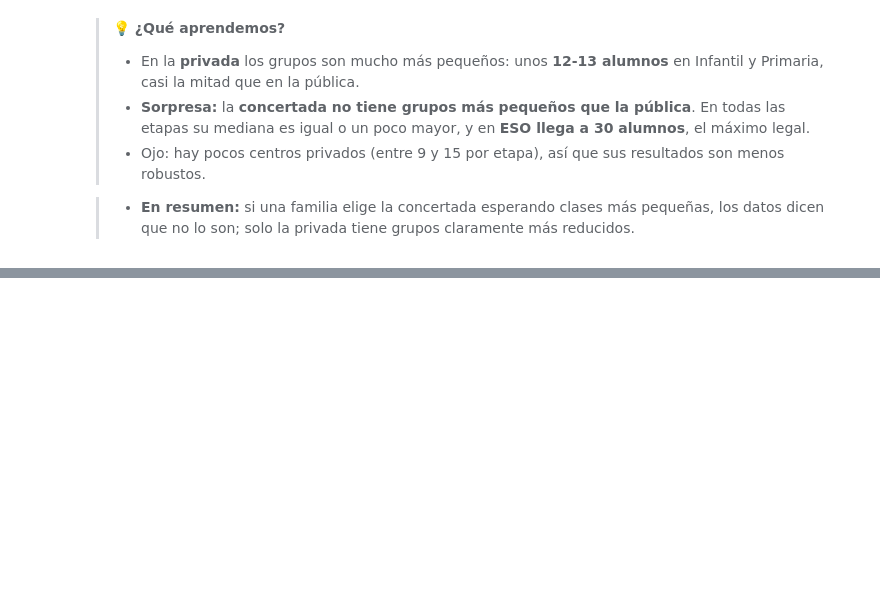
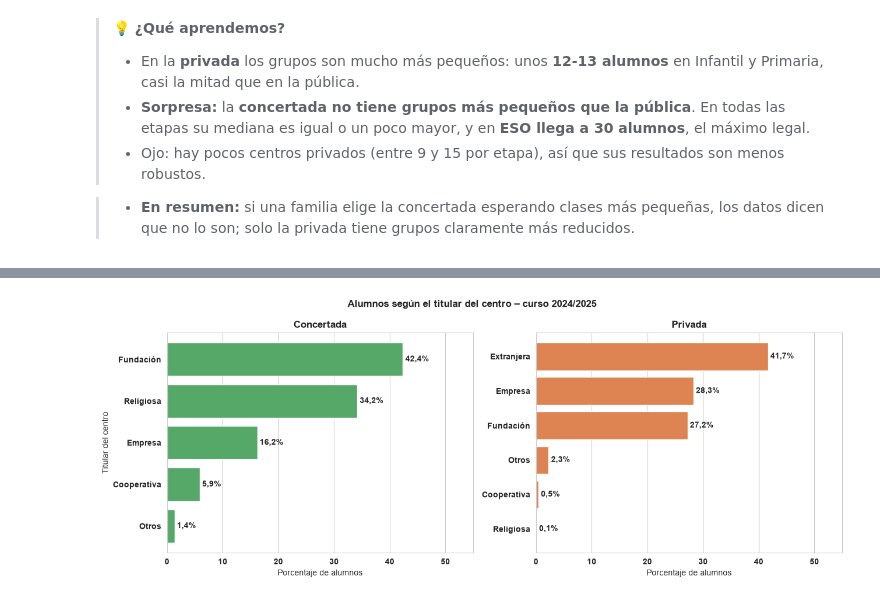
Before and after one commit to esrakesken/eda-educacion-barcelona, a Jupyter notebook: notebooks/01_eda_educacion_bcn.ipynb, the cells around one changed output, grey strips where cells are left out. Drawn from its saved outputs; the diff is of its cells as text; code cells hidden in the pictures; blank space fills up the shorter version.

Commit message:
feat: titularidad de centros concertados y privados

```diff
--- a/notebooks/01_eda_educacion_bcn.ipynb
+++ b/notebooks/01_eda_educacion_bcn.ipynb
@@ -1018,0 +1024,26 @@ plt.show()
+# %%
+titulares = (
+    df_actual[df_actual["tipo_centro"].isin(["Concertada", "Privada"])]
+    .groupby(["tipo_centro", "titularidad_grupo"])["alumnos_total"]
+    .sum()
+)
+titulares_pct = titulares / titulares.groupby(level="tipo_centro").transform("sum") * 100
+
+fig, axes = plt.subplots(1, 2, figsize=(13, 5), sharex=True)
+for ax, tipo in zip(axes, ["Concertada", "Privada"]):
+    datos = titulares_pct[tipo].sort_values()
+    barras = ax.barh(datos.index, datos.values, color=COLORES_TIPO[tipo])
+    ax.bar_label(barras, labels=[f"{v:.1f}%".replace(".", ",") for v in datos], padding=3, fontweight="bold")
+    ax.set_title(tipo)
+    ax.set_xlabel("Porcentaje de alumnos")
+    ax.grid(axis="y", visible=False)
+    for etiqueta in ax.get_xticklabels() + ax.get_yticklabels():
+        etiqueta.set_fontweight("bold")
+axes[0].set_ylabel("Titular del centro")
+axes[0].set_xlim(0, 55)
+
+fig.suptitle(f"Alumnos según el titular del centro – curso {CURSO_ACTUAL}", fontweight="bold")
+plt.tight_layout()
+plt.show()
+# %% [output]
+[figure, added]
```
Also changed, not shown: parts of 2 cells of this notebook.
